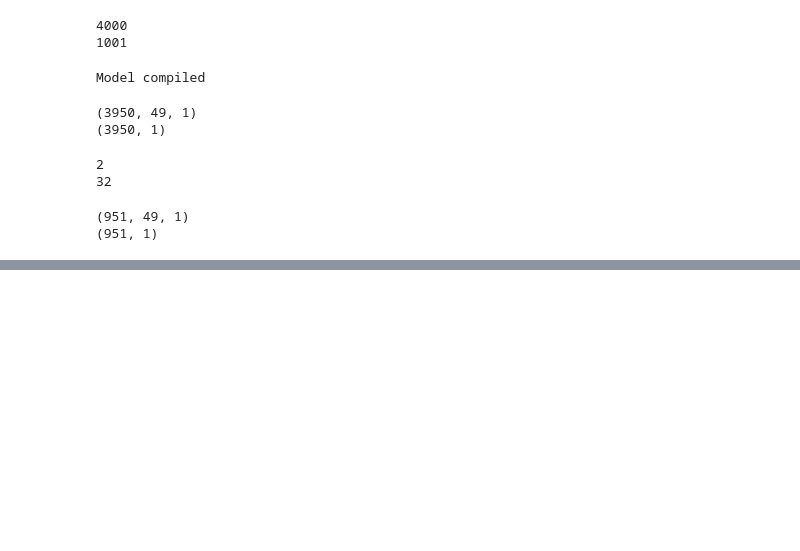
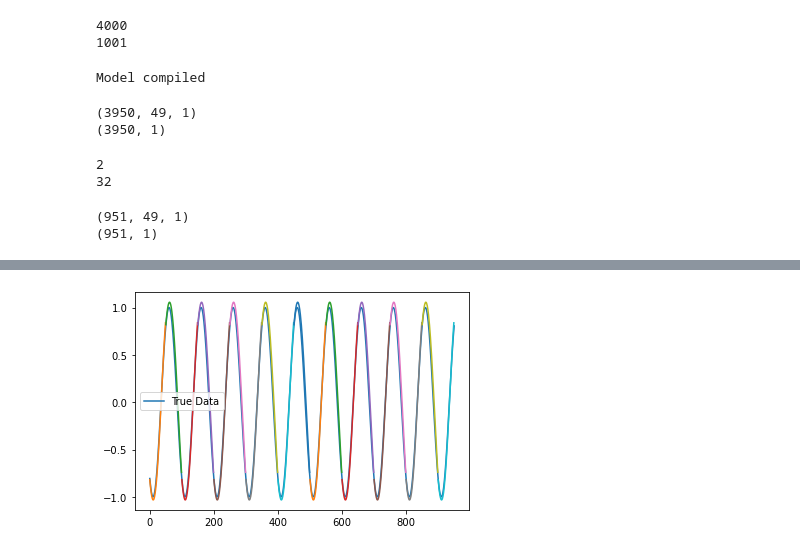
Before and after one commit to Andr3wis2Cool4School/trykeras, a Jupyter notebook: cool/time + Rnn.ipynb, the cells around one changed output, grey strips where cells are left out. Saved outputs shown, nothing was run; the diff lists cells and outputs as text; code cells hidden in the pictures; blank space fills up the shorter version.

```diff
--- a/cool/time + Rnn.ipynb
+++ b/cool/time + Rnn.ipynb
@@ -235,3 +237,13 @@ import time
+# %%
+def plot_results_multiple(predicted_data, true_data, prediction_len):
+    fig = plt.figure(facecolor='white')
+    ax = fig.add_subplot(111)
+    ax.plot(true_data, label='True Data')
+    plt.legend()
+    for i, data in enumerate(predicted_data):
+        padding = [None for p in range(i * prediction_len)]
+        plt.plot(padding + data, label='Prediction')
+    plt.show()
 # %%
 # Trianing the model
 timer = Timer()
@@ -243,24 +255,41 @@ print('Model %s epochs, %s batch size' % (epoches, batch_size))
 Only save the best
 '''
 
-callbacks = [
-    EarlyStopping(monitor = 'val_loss', patience = 2),
-    ModelCheckpoint(filepath='./model/model.h5', monitor = 'val_loss', save_best_only=True)
-]
+# callbacks = [
+#     EarlyStopping(monitor = 'val_loss', patience = 2),
+#     ModelCheckpoint(filepath='./model/model.h5', monitor = 'val_loss', save_best_only=True)
+# ]
 
 model.fit(
     x,
     y,
     epochs = epoches,
     batch_size = batch_size,
-    callbacks = callbacks
+#     callbacks = callbacks
 )
 
 model.save('./model/model.h5')
 print('Model Training Completed. Model saved as %s' % './model/model.h5')
 timer.stop()
 
-predictions =
+prediction_len = config['data']['sequence_length']
+window_size = config['data']['sequence_length']
+
+print('Model Predicting Sequence Multiple...')
+prediction_seqs = []
+for i in range(int(len(x_test)/prediction_len)):
+    curr_frame = x_test[i*prediction_len]
+    predicted = []
+    for j in range(prediction_len):
+        predicted.append(model.predict(curr_frame[newaxis, :, :])[0,0])
+        curr_frame = curr_frame[1:]
+        curr_frame = np.insert(curr_frame, [window_size-2], predicted[-1], axis=0)
+    prediction_seqs.append(predicted)
+
+predictions = prediction_seqs
+print(np.array(predictions).shape)
+
+plot_results_multiple(predictions, y_test, prediction_len)
 # %% [output]
 Model Training Started
 Model 2 epochs, 32 batch size
@@ -276,0 +304 @@ Time taken: 0:00:01.844527
+[figure, added]
```
Also changed, not shown: parts of 2 cells of this notebook, 1 other file.
